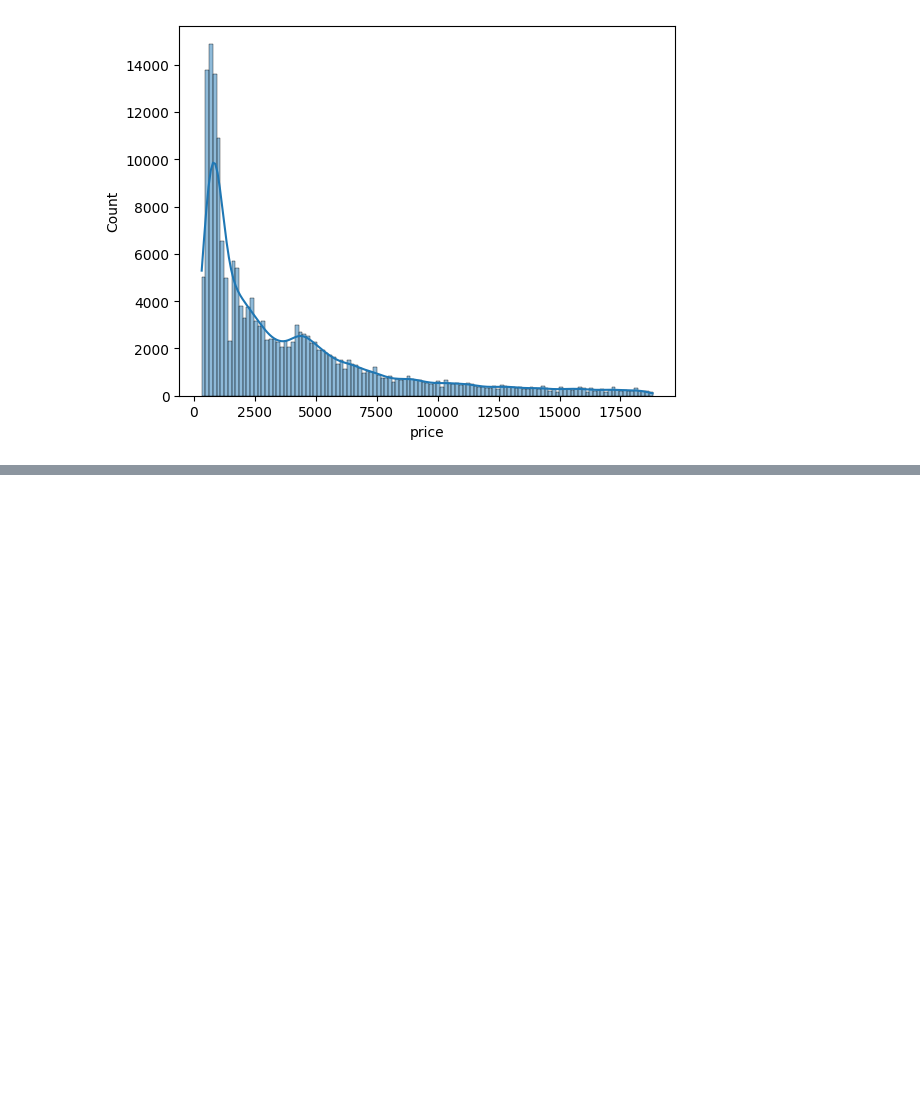
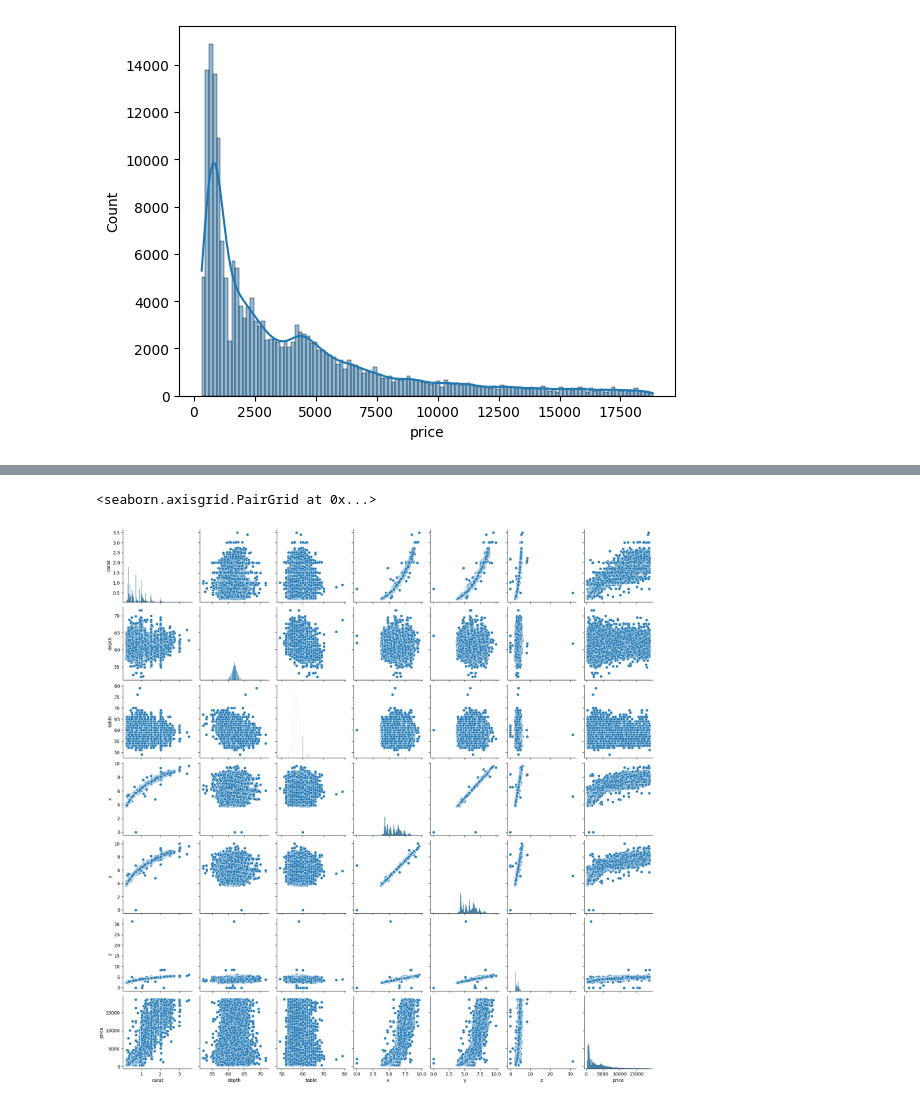
Before and after one commit to praveenpawar/FSDS_RegressionMLproject, a Jupyter notebook: notebooks/EDA.ipynb, the cells around one changed output, grey strips where cells are left out. Cells and saved outputs as stored; diff of their text form; code cells hidden in the pictures; blank space fills up the shorter version.

```diff
--- a/notebooks/EDA.ipynb
+++ b/notebooks/EDA.ipynb
@@ -183,0 +221,6 @@ for i in numerical_columns:
+# %%
+# correlation with scattered plot
+sns.pairplot(df)
+# %% [output]
+<seaborn.axisgrid.PairGrid at 0x...>
+[figure, added]
```
Also changed, not shown: parts of 14 cells of this notebook.
